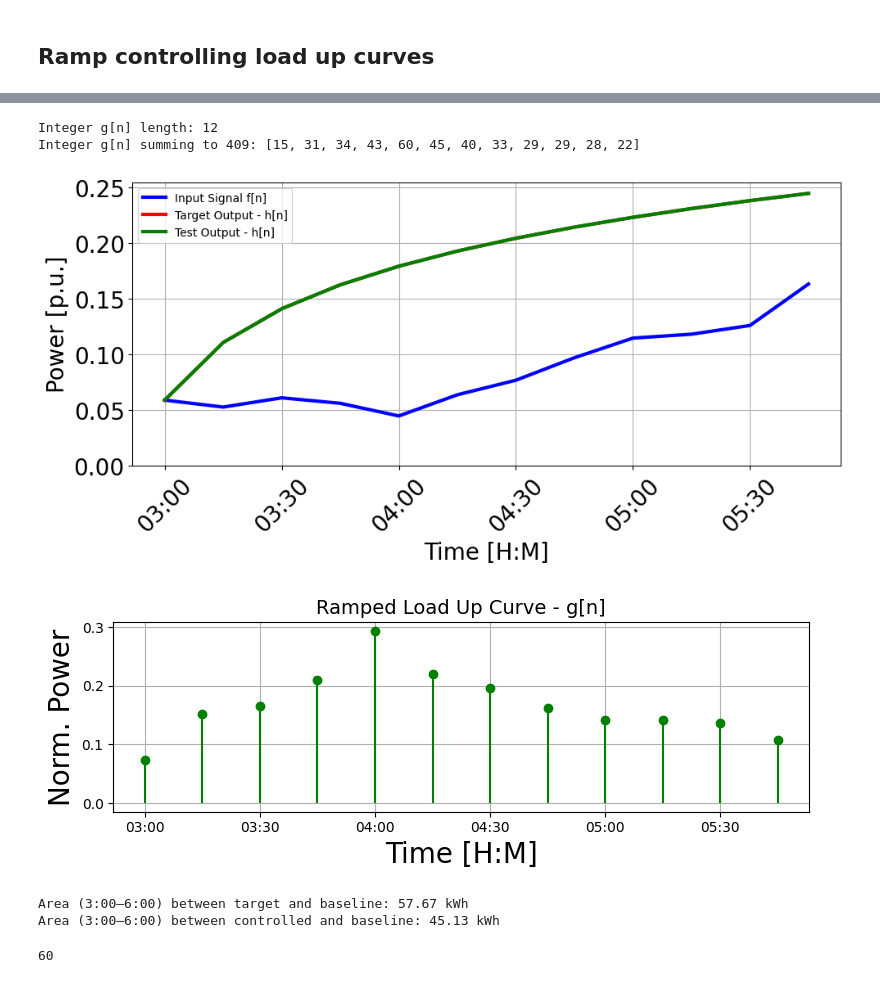
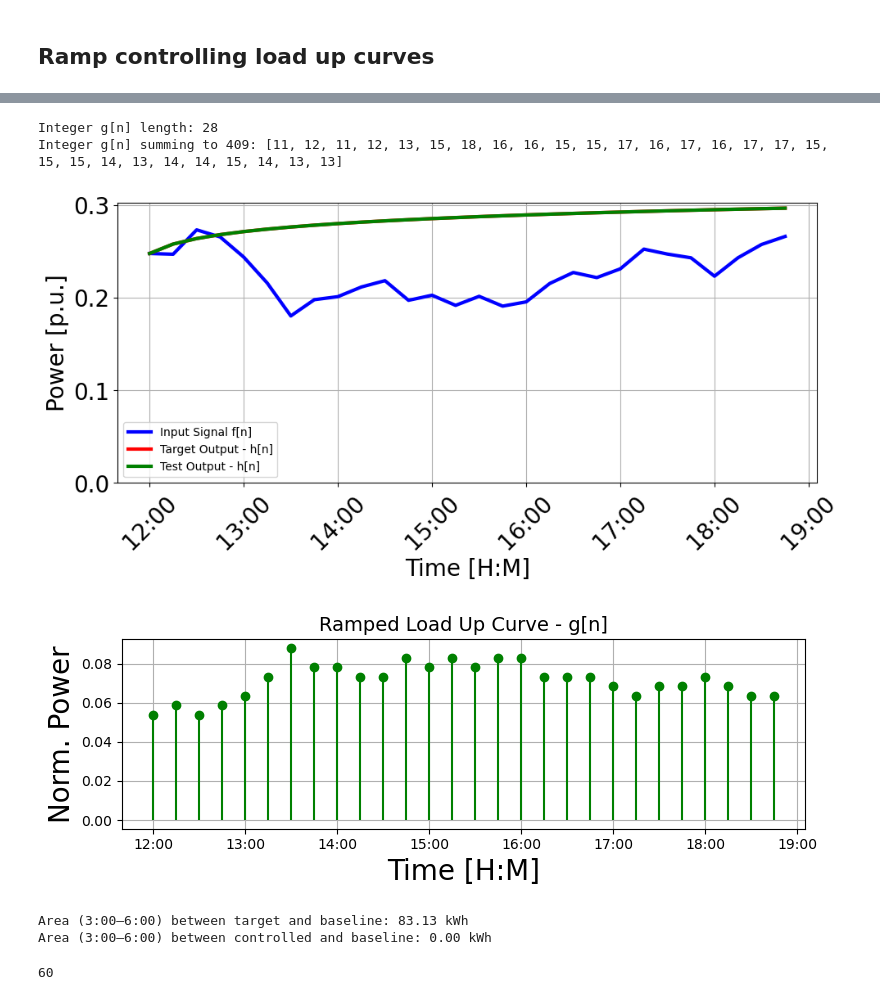
Before and after one commit to PortlandStatePowerLab/OCHRE_Run_Scripts, a Jupyter notebook: samplingScript.ipynb, the cells around one changed output, grey strips where cells are left out. Cells and saved outputs as stored; diff of their text form; code cells hidden in the pictures.

```diff
--- a/samplingScript.ipynb
+++ b/samplingScript.ipynb
@@ -18,8 +18,8 @@ import pandas as pd
 # -----------------------------
 # User settings
 # -----------------------------
-START = '3:00'
-STOP = '6:00'
+START = '12:00'
+STOP = '19:00'
 tres = 3
 tres = str(tres)
 
@@ -30,15 +30,15 @@ t_col = 'Water Heating Control Temperature (C)'
 time_col = 'Time'
 home_col = 'Home'
 
-baseline_file = os.path.join(WORKING_DIR, "180109_2_3_RCJ_Baseline.csv")
-control_file = os.path.join(WORKING_DIR, "180109_2_3_NR_Controlled.csv")
+baseline_file = os.path.join(WORKING_DIR, "180113_1_3_BaselineLoad_Control.parquet")
+control_file = os.path.join(WORKING_DIR, "180113_1_3_BaselineLoad_Control.parquet")
 # control_file = os.path.join(WORKING_DIR, '180111_1_3_RC_4whAgg_contr.csv')
 
 # -----------------------------
 # Load data
 # -----------------------------
-df_base = pd.read_csv(baseline_file)
-df_control = pd.read_csv(control_file)
+df_base = pd.read_parquet(baseline_file)
+df_control = pd.read_parquet(control_file)
 
 
 
@@ -156,7 +156,7 @@ Area (3:00–6:00) between controlled and baseline: 237.96 kWh
 # -----------------------------
 # Parameters for g[n] calculation
 # -----------------------------
-A = 38           # ramp magnitude
+A = 10         # ramp magnitude
 k = 409           # integer counts to scale
 Prated = 0.5
 days = 1
@@ -166,8 +166,8 @@ N = k * Prated * days  # normalization factor
 # Select time window (3:00 - 6:00)
 # -----------------------------
 # Filter your window first
-start_dt = pd.to_datetime(str(agg_base.index[0].date()) + ' 03:00')
-stop_dt  = pd.to_datetime(str(agg_base.index[0].date()) + ' 06:00')
+start_dt = pd.to_datetime(str(agg_base.index[0].date()) + ' 12:00')
+stop_dt  = pd.to_datetime(str(agg_base.index[0].date()) + ' 19:00')
 mask = (agg_base.index >= start_dt) & (agg_base.index < stop_dt)
 
 Pb_window = agg_base[power_col][mask]
@@ -240,39 +240,39 @@ plt.gca().xaxis.set_major_formatter(mdates.DateFormatter('%H:%M'))
 plt.xticks(rotation=45)
 plt.tight_layout()
 plt.show()
 
 # -----------------------------
 # Plot integer g[n]
 # -----------------------------
 plt.figure(figsize=(8,3))
 plt.stem(time_index_plot, g_int/N, basefmt=" ", markerfmt='green', linefmt='green')
 plt.xlabel("Time [H:M]", fontsize=B)
 plt.ylabel("Norm. Power", fontsize=B)
 plt.title("Ramped Load Up Curve - g[n]", fontsize=14)
 plt.gca().xaxis.set_major_formatter(mdates.DateFormatter('%H:%M'))
 plt.grid(True)
 plt.tight_layout()
 plt.show()
 
 # -----------------------------
 # Compute area between target output h[n] and input Pb
 # -----------------------------
 dt = 15  # minutes
 
 area_kWmin = np.trapz(np.abs(h_target - Pb_plot), dx=dt)
 area_Wh = area_kWmin / 60
 print(f"Area (3:00–6:00) between target and baseline: {area_Wh:.2f} kWh")
 
 area_kWmin = np.trapz(np.abs(Pc_plot - Pb_plot), dx=dt)
 area_Wh = area_kWmin / 60
 print(f"Area (3:00–6:00) between controlled and baseline: {area_Wh:.2f} kWh")
 # %% [output]
-Integer g[n] length: 12
-Integer g[n] summing to 409: [15, 31, 34, 43, 60, 45, 40, 33, 29, 29, 28, 22]
+Integer g[n] length: 28
+Integer g[n] summing to 409: [11, 12, 11, 12, 13, 15, 18, 16, 16, 15, 15, 17, 16, 17, 16, 17, 17, 15, 15, 15, 14, 13, 14, 14, 15, 14, 13, 13]
-[figure, old version]
+[figure, new version]
-[figure, old version]
+[figure, new version]
-Area (3:00–6:00) between target and baseline: 57.67 kWh
-Area (3:00–6:00) between controlled and baseline: 45.13 kWh
+Area (3:00–6:00) between target and baseline: 83.13 kWh
+Area (3:00–6:00) between controlled and baseline: 0.00 kWh
 # %%
 # import numpy as np
 # import pandas as pd
```
Also changed, not shown: parts of 2 cells of this notebook, 6 other files.
